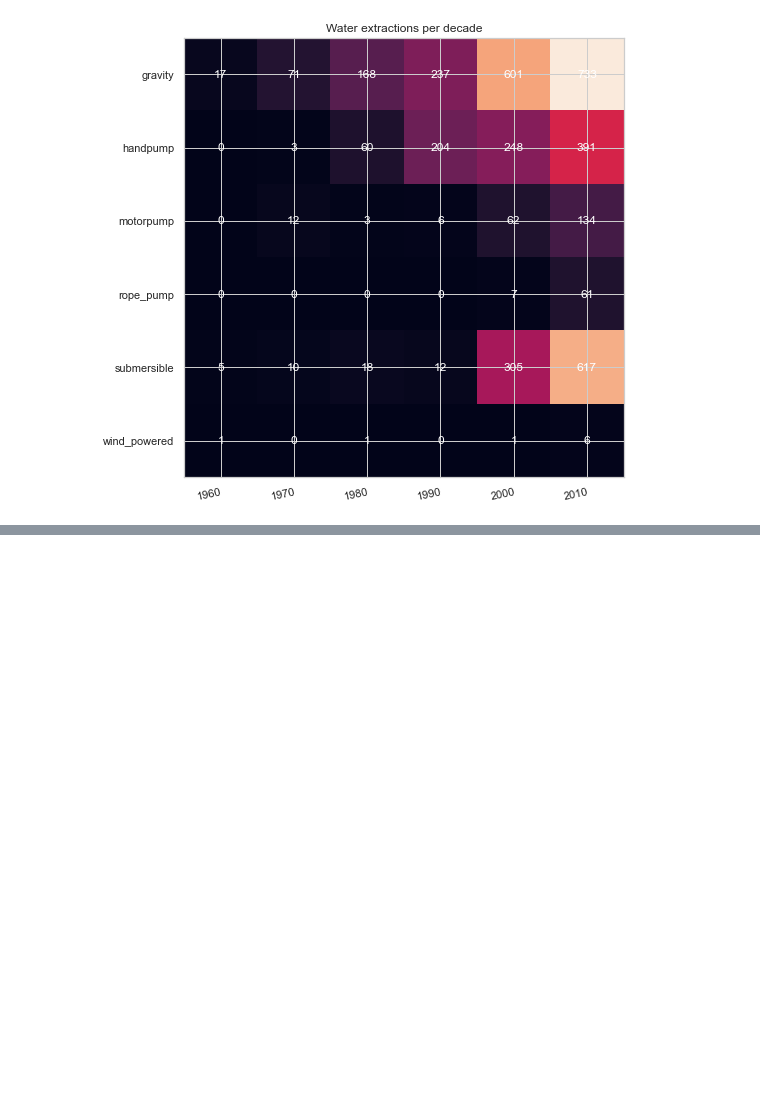
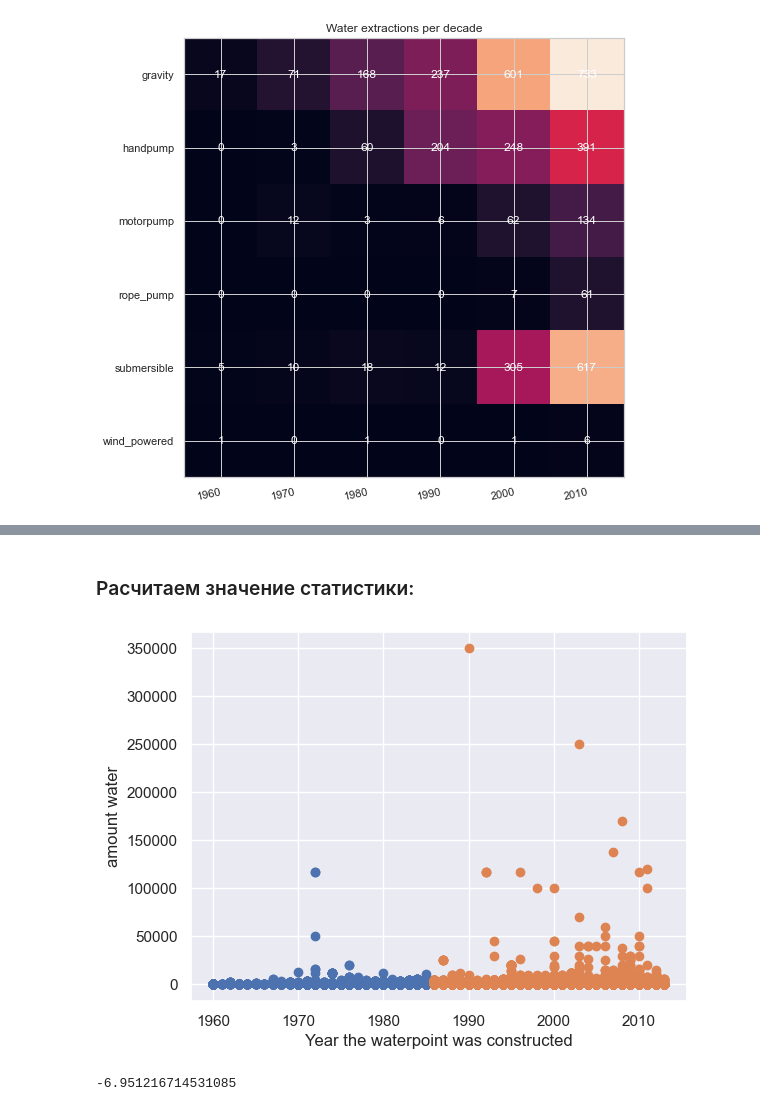
Before and after one commit to nolongerlaugh/BDA-project-Pump-it-Up, a Jupyter notebook: report.ipynb, the cells around one changed output, grey strips where cells are left out. Drawn from its saved outputs; the diff is of its cells as text; code cells hidden in the pictures; blank space fills up the shorter version.

Commit message:
Update report.ipynb
added a statistical test

```diff
--- a/report.ipynb
+++ b/report.ipynb
@@ -353,0 +399,2 @@ plt.show()
+# %% [markdown]
+### Расчитаем значение статистики:
@@ -353,0 +406,14 @@ plt.show()
+# %%
+df_0 = df.loc[df['construction_year'] > 0]
+# %%
+df_1 = df_0.loc[df_0['construction_year'] < 1986]
+# %%
+df_2 = df_0.loc[df_0['construction_year'] > 1985]
+# %%
+plt.scatter(x = 'construction_year', y = 'amount_tsh', data=df_1)
+plt.ylabel('amount water')
+plt.xlabel('Year the waterpoint was constructed')
+plt.scatter(x = 'construction_year', y = 'amount_tsh', data=df_2)
+plt.show()
+# %% [output]
+[figure, added]
@@ -353,0 +429,4 @@ plt.show()
+# %%
+statistic
+# %% [output]
+-6.951216714531085
```
Also changed, not shown: parts of 22 cells of this notebook.
